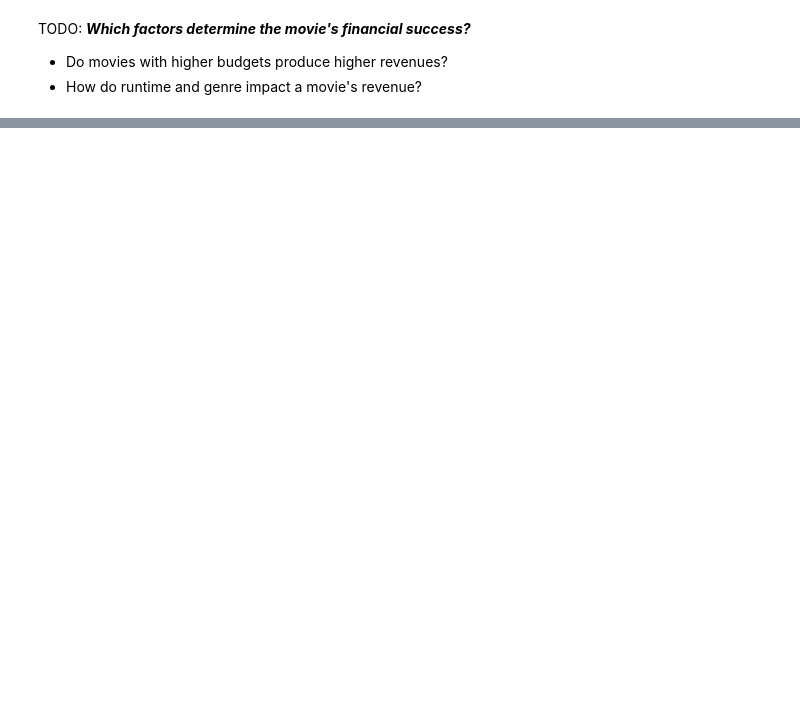
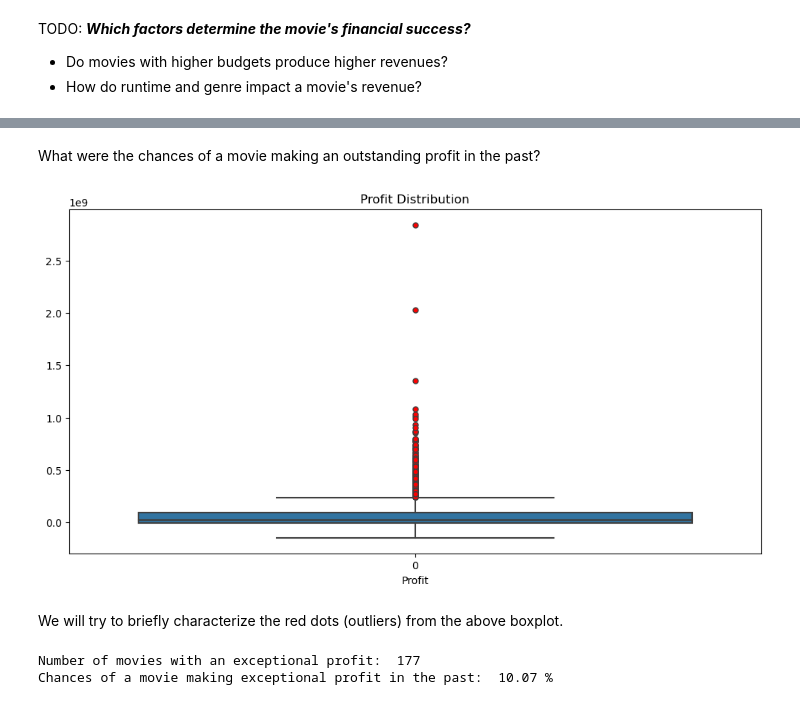
Before and after one commit to epfl-ada/ada-2023-project-fivefrenchspeakingpeoplenocap, a Jupyter notebook: p2_dataloading.ipynb, the cells around one changed output, grey strips where cells are left out. Cells and saved outputs as stored; diff of their text form; code cells hidden in the pictures; blank space fills up the shorter version.

```diff
--- a/p2_dataloading.ipynb
+++ b/p2_dataloading.ipynb
@@ -676,0 +803,33 @@ TODO: ***Is there a correlation between cinema revenue growth and world economic
+# %% [markdown]
+What were the chances of a movie making an outstanding profit in the past?
+# %%
+all_profits = movies_merged[movies_merged["budget"] > 0][["profit", "budget"]]
+plt.figure(figsize=(12, 6))
+sns.boxplot(
+    data=all_profits["profit"], flierprops=dict(markerfacecolor="r", marker="o")
+)
+plt.title("Profit Distribution")
+plt.xlabel("Profit")
+plt.yscale("linear")
+plt.show()
+# %% [output]
+[figure, added]
+# %% [markdown]
+We will try to briefly characterize the red dots (outliers) from the above boxplot.
+# %%
+# calculate the number of positive outliers in the boxplot distribution
+q1 = all_profits["profit"].quantile(0.25)
+q3 = all_profits["profit"].quantile(0.75)
+iqr = q3 - q1
+upper_bound = q3 + (1.5 * iqr)
+exceptional_profits = all_profits[all_profits["profit"] > upper_bound]
+print("Number of movies with an exceptional profit: ", len(exceptional_profits))
+# print chances of movie making exceptional profit formatted in %
+print(
+    "Chances of a movie making exceptional profit in the past: ",
+    "{:.2f}".format(len(exceptional_profits) / len(all_profits) * 100),
+    "%",
+)
+# %% [output]
+Number of movies with an exceptional profit:  177
+Chances of a movie making exceptional profit in the past:  10.07 %
```
Also changed, not shown: parts of 18 cells of this notebook.
